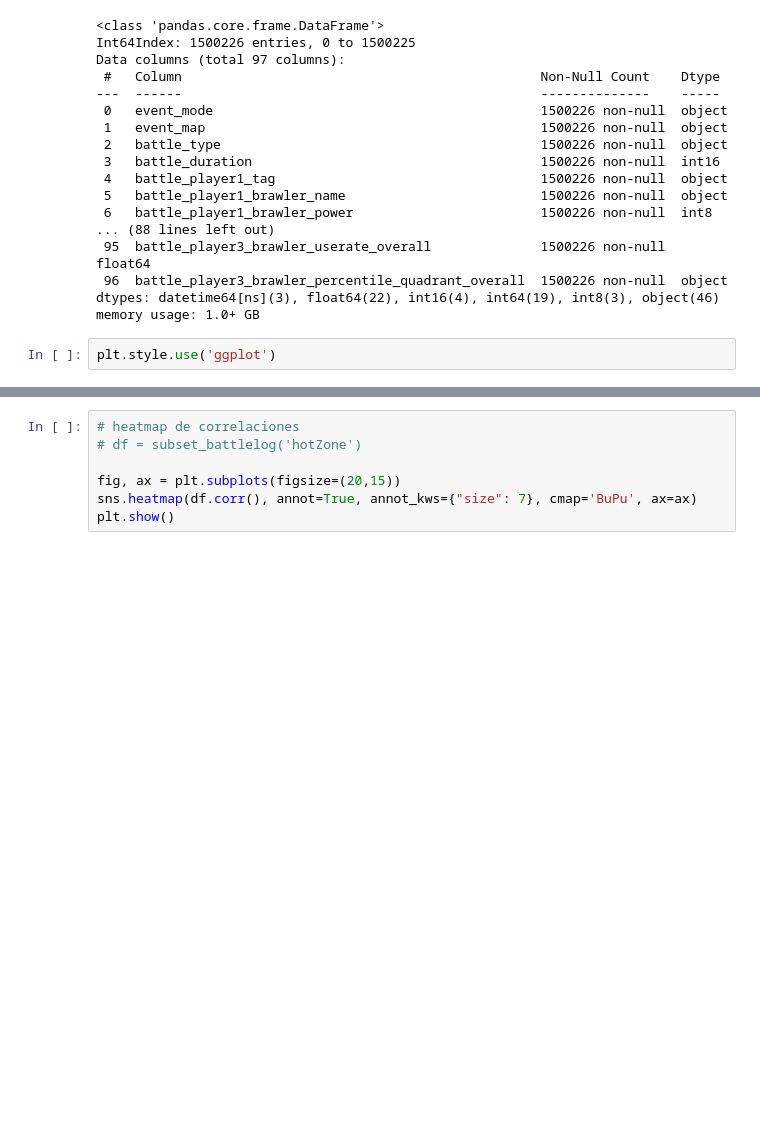
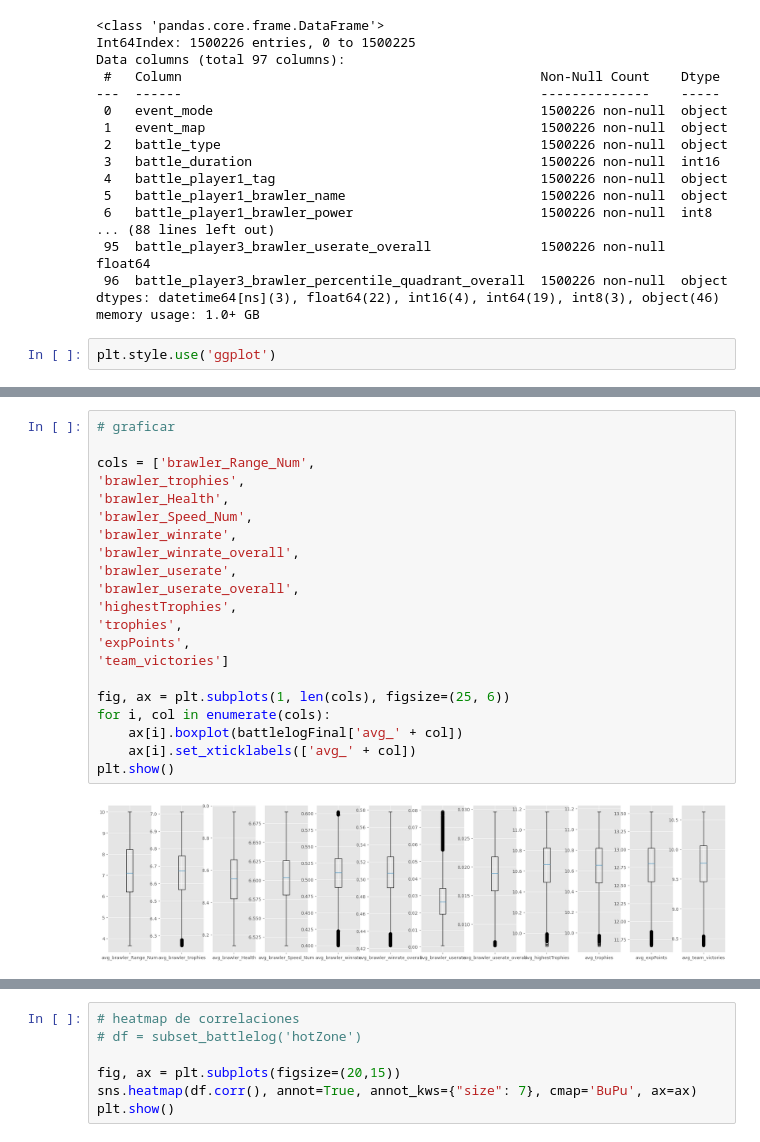
Before and after one commit to aquinteros/BrawlStars_Analytics, a Jupyter notebook: bs_ml_training.ipynb, the cells around one changed output, grey strips where cells are left out. Drawn from its saved outputs; the diff is of its cells as text; blank space fills up the shorter version.

```diff
--- a/bs_ml_training.ipynb
+++ b/bs_ml_training.ipynb
@@ -386,0 +453,23 @@ plt.show()
+# %%
+# graficar
+
+cols = ['brawler_Range_Num',
+'brawler_trophies',
+'brawler_Health',
+'brawler_Speed_Num',
+'brawler_winrate',
+'brawler_winrate_overall',
+'brawler_userate',
+'brawler_userate_overall',
+'highestTrophies',
+'trophies',
+'expPoints',
+'team_victories']
+
+fig, ax = plt.subplots(1, len(cols), figsize=(25, 6))
+for i, col in enumerate(cols):
+    ax[i].boxplot(battlelogFinal['avg_' + col])
+    ax[i].set_xticklabels(['avg_' + col])
+plt.show()
+# %% [output]
+[figure, added]
```
Also changed, not shown: parts of 21 cells of this notebook.
